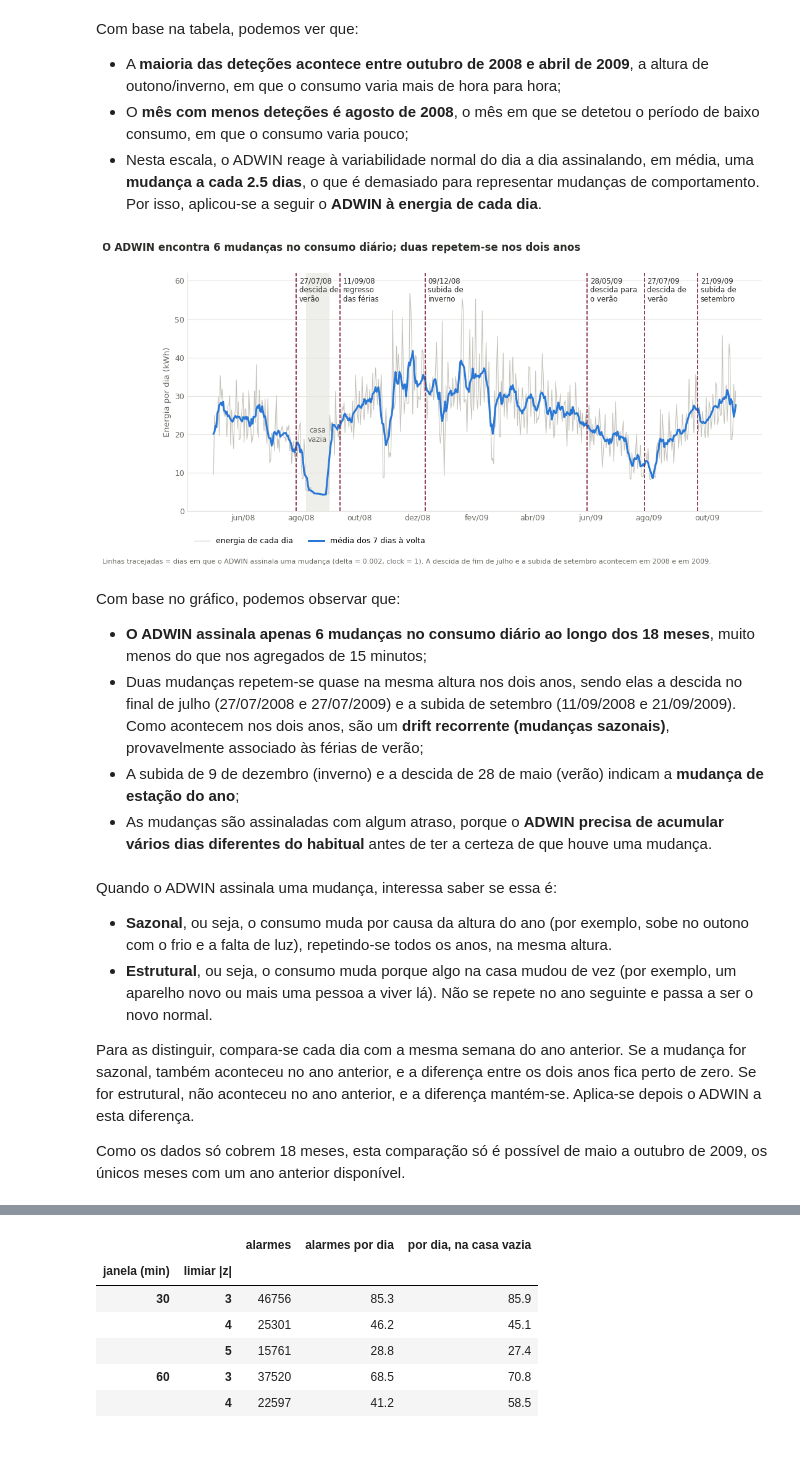
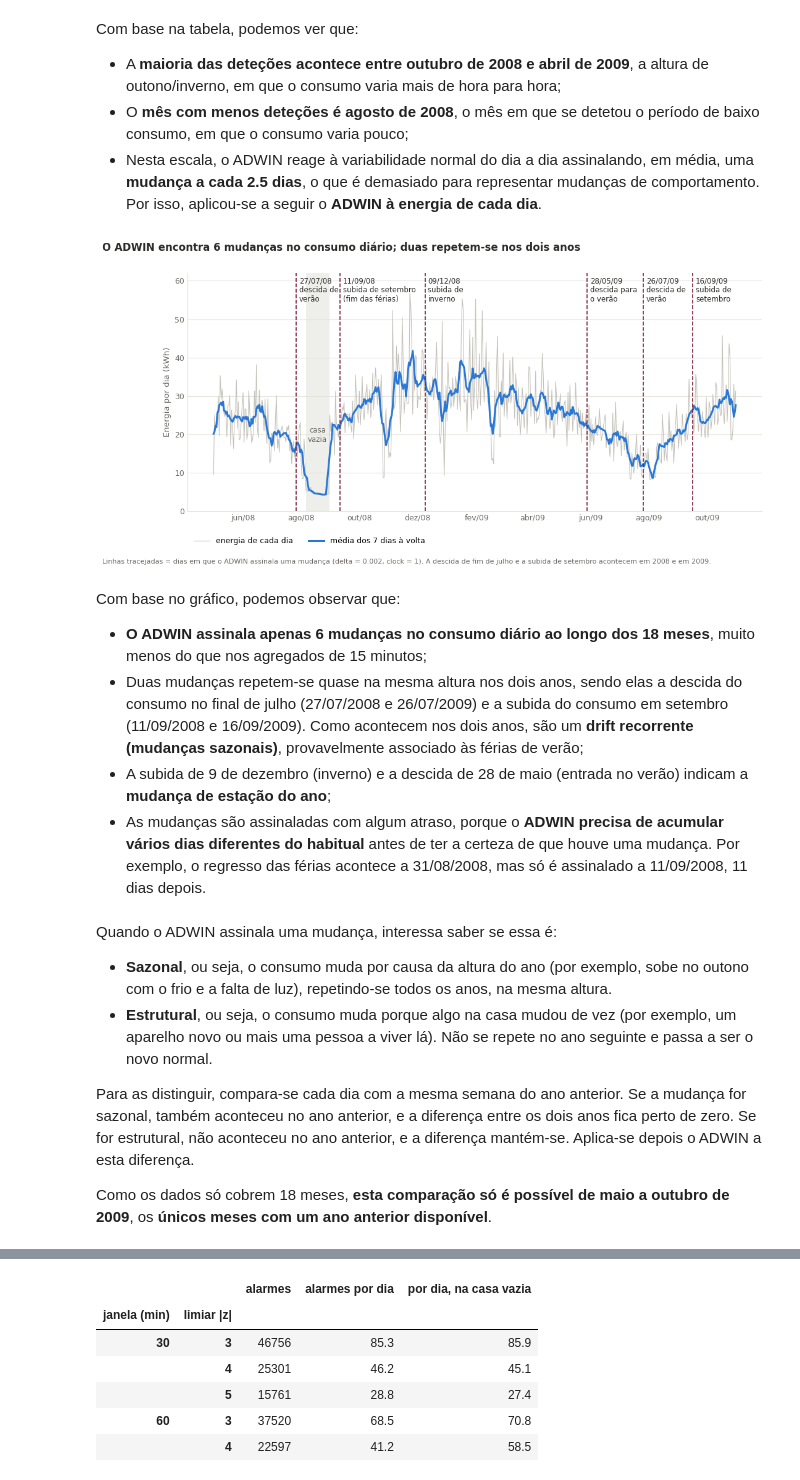
Before and after one commit to leonorrebola9/LusoEnergy_Project, a Jupyter notebook: 03_parte_IV.ipynb, the cells around one changed output, grey strips where cells are left out. Saved outputs shown, nothing was run; the diff lists cells and outputs as text; code cells hidden in the pictures; blank space fills up the shorter version.

```diff
--- a/03_parte_IV.ipynb
+++ b/03_parte_IV.ipynb
@@ -209,9 +205,14 @@ def novo_15min(fechado):
         det15.append(inicio_p)
 
 
+MIN_LEITURAS_DIA = int(0.8 * 24 * 60)              # um dia só conta com >= 80 % dos minutos com leitura (como na 1.2)
+
+
 def novo_dia(fechado):
     """Recebe um dia acabado de fechar: energia do dia (kWh) para o ADWIN."""
-    inicio_p, media, _ = fechado
+    inicio_p, media, n = fechado
+    if n < MIN_LEITURAS_DIA:                       # poucas leituras: a estimativa do dia não é fiável
+        return
     kwh = media * 24                               # potência média (kW) x 24 h = energia do dia (kWh)
     dia_kwh.append((inicio_p, kwh))
     adwin_dia.update(kwh)
@@ -262,9 +265,9 @@ Com base na tabela, podemos ver que:
 - Nesta escala, o ADWIN reage à variabilidade normal do dia a dia assinalando, em média, uma **mudança a cada 2.5 dias**, o que é demasiado para representar mudanças de comportamento. Por isso, aplicou-se a seguir o **ADWIN à energia de cada dia**.
 # %%
 # O que cada mudança detetada significa (interpretação, ver o texto a seguir ao gráfico)
-SIGNIFICADO = {"2008-07-27": "descida de\nverão", "2008-09-11": "regresso\ndas férias",
+SIGNIFICADO = {"2008-07-27": "descida de\nverão", "2008-09-11": "subida de setembro\n(fim das férias)",
                "2008-12-09": "subida de\ninverno", "2009-05-28": "descida para\no verão",
-               "2009-07-27": "descida de\nverão", "2009-09-21": "subida de\nsetembro"}
+               "2009-07-26": "descida de\nverão", "2009-09-16": "subida de\nsetembro"}
 
 
 def plot_adwin(caminho_png=None):
@@ -277,40 +280,40 @@ def plot_adwin(caminho_png=None):
 
     # Período de casa vazia (2.1), para contexto
     ax.axvspan(pd.Timestamp("2008-08-06"), pd.Timestamp("2008-08-31"), color=GRELHA, alpha=0.6, lw=0)
     ax.text(pd.Timestamp("2008-08-18"), 18, "casa\nvazia", ha="center", fontsize=8.5, color=TINTA_2)
 
     # Cada deteção: linha vertical + data + o que significa
     for d in det_dia:
         ax.axvline(d, color=BORDO, lw=1.2, ls="--")
         rotulo = f"{d:%d/%m/%y}\n{SIGNIFICADO.get(f'{d:%Y-%m-%d}', '')}"
         ax.text(d + pd.Timedelta(days=3), 61, rotulo, fontsize=8.5, color=TINTA, va="top", linespacing=1.2)
 
     ax.set_ylim(0, 62)
     ax.set_ylabel("Energia por dia (kWh)", fontsize=9.5, color=TINTA_2)
     ax.xaxis.set_major_locator(mdates.MonthLocator(interval=2))
     ax.xaxis.set_major_formatter(FuncFormatter(lambda x, _: (lambda d: f"{MESES_PT[d.month - 1]}/{d:%y}")(mdates.num2date(x))))
     ax.legend(frameon=False, fontsize=9, loc="upper left", bbox_to_anchor=(0, -0.08), ncol=2)
     estilo(ax)
     fig.suptitle(f"O ADWIN encontra {len(det_dia)} mudanças no consumo diário; duas repetem-se nos dois anos",
                  x=0.01, ha="left", fontsize=12, fontweight="bold", color=TINTA)
     fig.text(0.01, -0.06, f"Linhas tracejadas = dias em que o ADWIN assinala uma mudança (delta = {DELTA}, clock = {CLOCK}). "
              "A descida de fim de julho e a subida de setembro acontecem em 2008 e em 2009.", fontsize=8, color=TINTA_2)
     if caminho_png:
         fig.savefig(caminho_png, dpi=150, bbox_inches="tight", facecolor="white")
     return fig
 
 
 fig = plot_adwin()
 guardar_figura(fig, "parte_IV", "adwin")
 plt.show()
 # %% [output]
-[figure, old version]
+[figure, new version]
 # %% [markdown]
 Com base no gráfico, podemos observar que:
 - **O ADWIN assinala apenas 6 mudanças no consumo diário ao longo dos 18 meses**, muito menos do que nos agregados de 15 minutos;
-- Duas mudanças repetem-se quase na mesma altura nos dois anos, sendo elas a descida no final de julho (27/07/2008 e 27/07/2009) e a subida de setembro (11/09/2008 e 21/09/2009). Como acontecem nos dois anos, são um **drift recorrente (mudanças sazonais)**, provavelmente associado às férias de verão;
-- A subida de 9 de dezembro (inverno) e a descida de 28 de maio (verão) indicam a **mudança de estação do ano**;
-- As mudanças são assinaladas com algum atraso, porque o **ADWIN precisa de acumular vários dias diferentes do habitual** antes de ter a certeza de que houve uma mudança.
+- Duas mudanças repetem-se quase na mesma altura nos dois anos, sendo elas a descida do consumo no final de julho (27/07/2008 e 26/07/2009) e a subida do consumo em setembro (11/09/2008 e 16/09/2009). Como acontecem nos dois anos, são um **drift recorrente (mudanças sazonais)**, provavelmente associado às férias de verão;
+- A subida de 9 de dezembro (inverno) e a descida de 28 de maio (entrada no verão) indicam a **mudança de estação do ano**;
+- As mudanças são assinaladas com algum atraso, porque o **ADWIN precisa de acumular vários dias diferentes do habitual** antes de ter a certeza de que houve uma mudança. Por exemplo, o regresso das férias acontece a 31/08/2008, mas só é assinalado a 11/09/2008, 11 dias depois.
 # %% [markdown]
 Quando o ADWIN assinala uma mudança, interessa saber se essa é:
 - **Sazonal**, ou seja, o consumo muda por causa da altura do ano (por exemplo, sobe no outono com o frio e a falta de luz), repetindo-se todos os anos, na mesma altura.
@@ -318,7 +321,7 @@ Quando o ADWIN assinala uma mudança, interessa saber se essa é:
 
 Para as distinguir, compara-se cada dia com a mesma semana do ano anterior. Se a mudança for sazonal, também aconteceu no ano anterior, e a diferença entre os dois anos fica perto de zero. Se for estrutural, não aconteceu no ano anterior, e a diferença mantém-se. Aplica-se depois o ADWIN a esta diferença.
 
-Como os dados só cobrem 18 meses, esta comparação só é possível de maio a outubro de 2009, os únicos meses com um ano anterior disponível.
+Como os dados só cobrem 18 meses, **esta comparação só é possível de maio a outubro de 2009**, os **únicos meses com um ano anterior disponível**.
 # %%
 # Sazonal ou estrutural? Comparar cada dia com o MESMO período do ano anterior (que já passou no fluxo)
 # Uma mudança sazonal repete-se todos os anos e desaparece nesta diferença; uma estrutural não.
```
Also changed, not shown: parts of 26 cells of this notebook.
